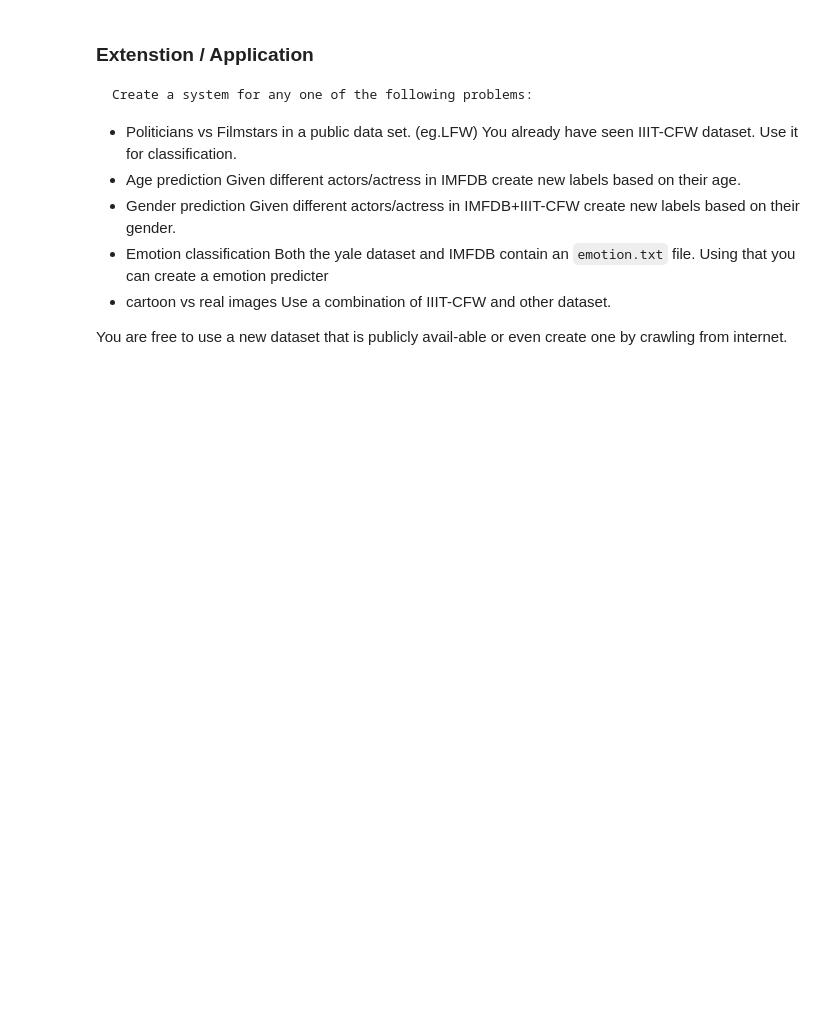
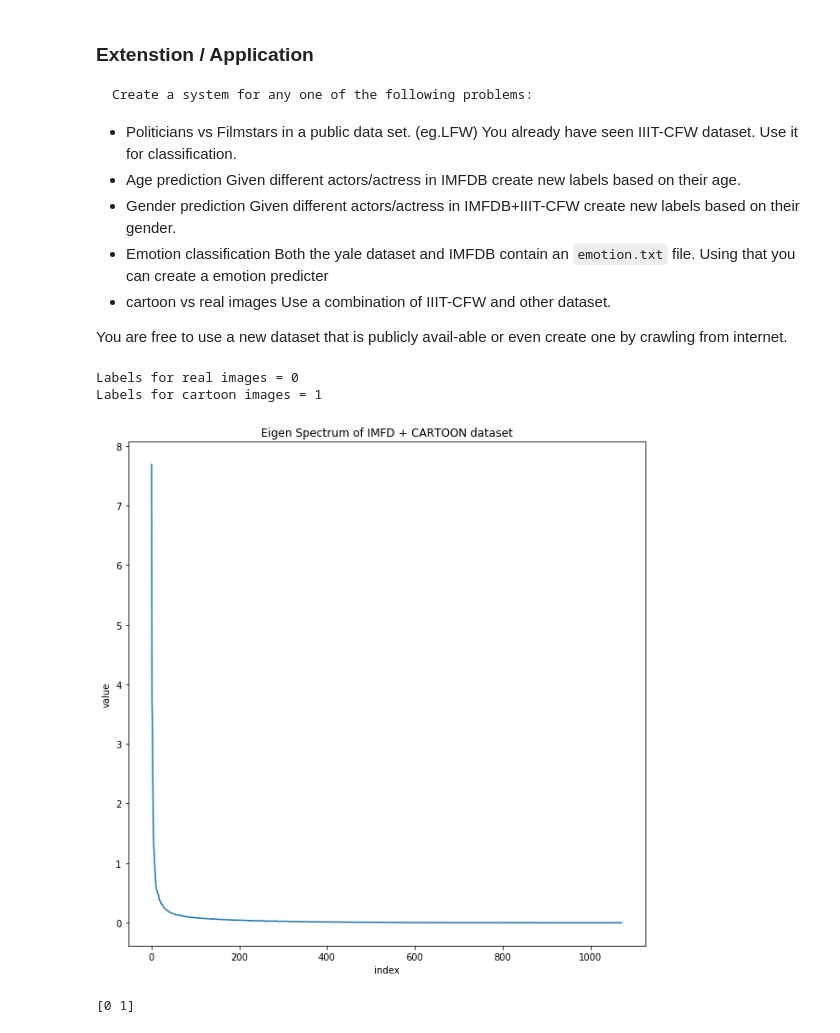
Before and after one commit to niveditarufus/SMAI-Homeworks, a Jupyter notebook: Assignments/2019702002-Copy1.ipynb, the cells around one changed output. Cells and saved outputs as stored; diff of their text form; code cells hidden in the pictures; blank space fills up the shorter version.

```diff
--- a/Assignments/2019702002-Copy1.ipynb
+++ b/Assignments/2019702002-Copy1.ipynb
@@ -913,0 +1050,32 @@ You are free to use a new dataset that is publicly avail-able or even create one
+# %%
+# Load data
+# print(X.shape, X_cfw.shape)
+y1 = np.zeros(y.shape,dtype=int)
+y2 = np.ones(y_cfw.shape,dtype=int)
+data = np.concatenate((X, X_cfw), axis = 0)
+data = data.reshape(data.shape[0],data.shape[1]*data.shape[2])
+labels = np.concatenate((y1, y2), axis = 0)
+print("Labels for real images = 0")
+print("Labels for cartoon images = 1")
+
+cov = np.cov(data)
+tmpEigVal1,tmpEigVec1=np.linalg.eig(cov)
+tmpEigVal1 = np.asarray(tmpEigVal1)
+plt.figure()
+plt.plot(np.asarray(tmpEigVal1).real)
+plt.xlabel("index")
+plt.ylabel("value")
+plt.title("Eigen Spectrum of IMFD + CARTOON dataset")
+plt.show()
+# %% [output]
+Labels for real images = 0
+Labels for cartoon images = 1
+[figure, added]
+# %%
+names = np.unique(labels)
+print(names)
+#splitting data into train, test, validaton sets
+train1, X_test1, train_labels, y_test1 = train_test_split( data, labels, test_size=0.10, random_state=42)
+X_train1, X_val1, y_train1, y_val1 = train_test_split( train1, train_labels, test_size=0.40, random_state=19)
+# %% [output]
+[0 1]
```
Also changed, not shown: parts of 9 cells of this notebook.
